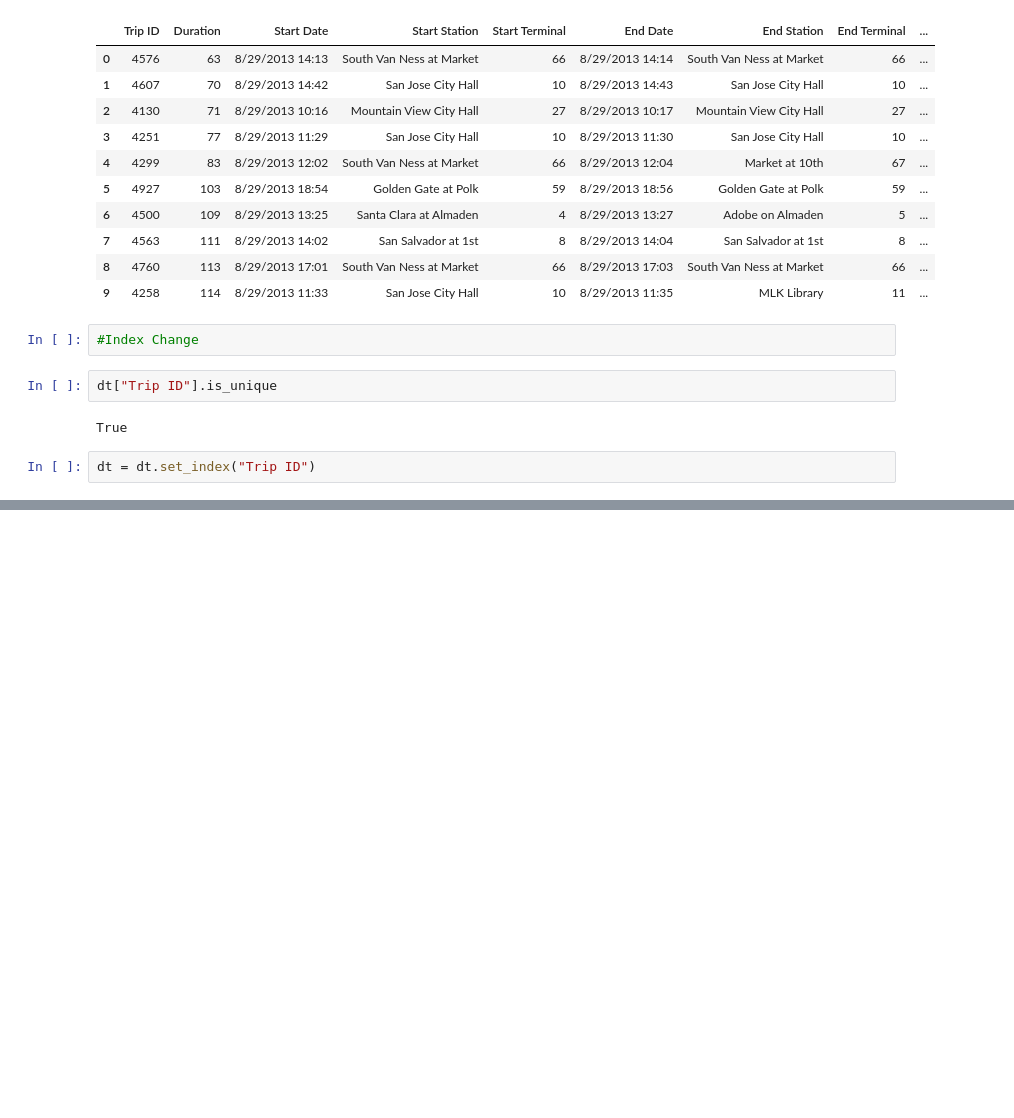
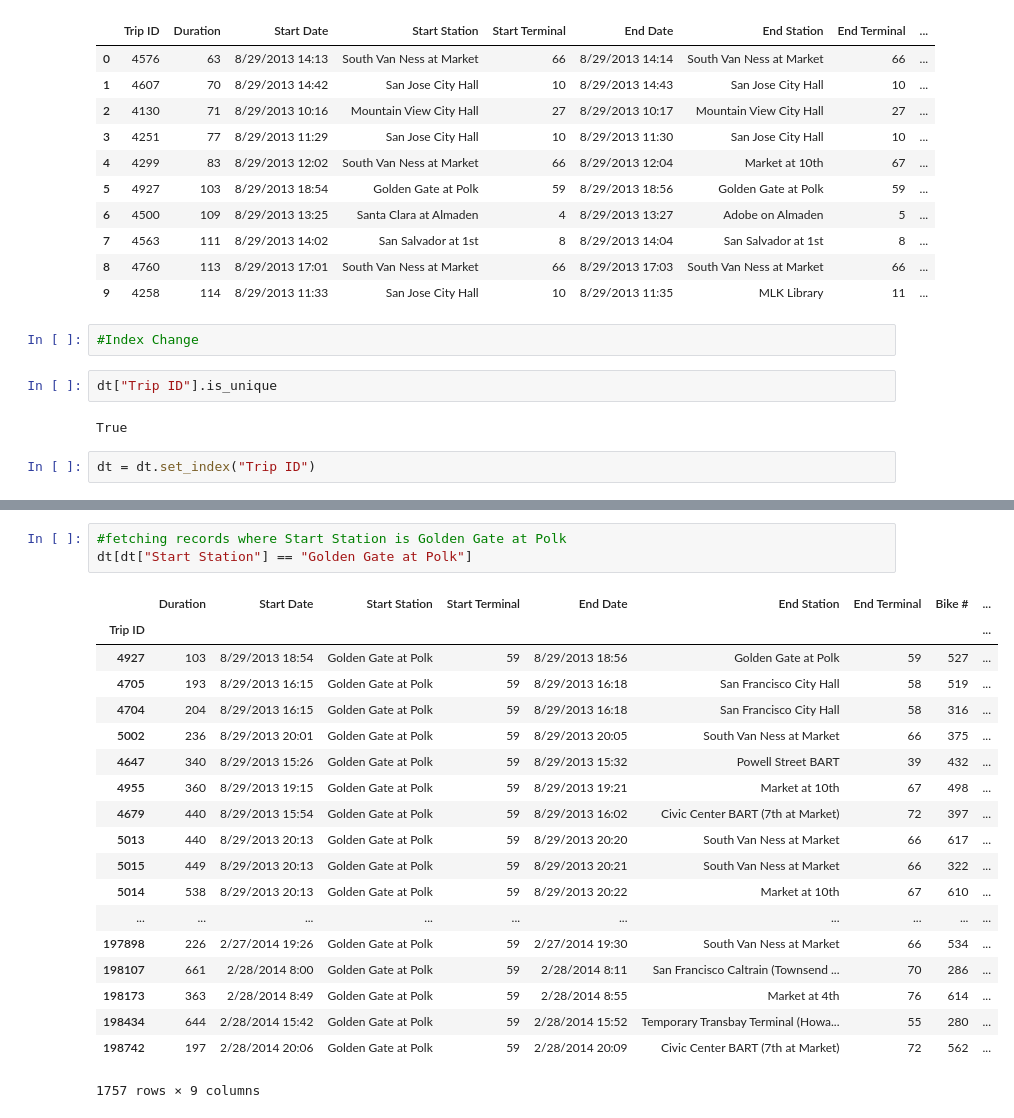
Before and after one commit to kmranrg/BikeShare, a Jupyter notebook: DataPreprocessing.ipynb, the cells around one changed output, grey strips where cells are left out. Cells and saved outputs as stored; diff of their text form; blank space fills up the shorter version.

```diff
--- a/DataPreprocessing.ipynb
+++ b/DataPreprocessing.ipynb
@@ -47,0 +149,23 @@ dt = dt.set_index("Trip ID")
+# %%
+#fetching records where Start Station is Golden Gate at Polk
+dt[dt["Start Station"] == "Golden Gate at Polk"]
+# %% [output]
+|  | Duration | Start Date | Start Station | Start Terminal | End Date | End Station | End Terminal | Bike # | ... |
+| Trip ID |  |  |  |  |  |  |  |  | ... |
+| 4927 | 103 | 8/29/2013 18:54 | Golden Gate at Polk | 59 | 8/29/2013 18:56 | Golden Gate at Polk | 59 | 527 | ... |
+| 4705 | 193 | 8/29/2013 16:15 | Golden Gate at Polk | 59 | 8/29/2013 16:18 | San Francisco City Hall | 58 | 519 | ... |
+| 4704 | 204 | 8/29/2013 16:15 | Golden Gate at Polk | 59 | 8/29/2013 16:18 | San Francisco City Hall | 58 | 316 | ... |
+| 5002 | 236 | 8/29/2013 20:01 | Golden Gate at Polk | 59 | 8/29/2013 20:05 | South Van Ness at Market | 66 | 375 | ... |
+| 4647 | 340 | 8/29/2013 15:26 | Golden Gate at Polk | 59 | 8/29/2013 15:32 | Powell Street BART | 39 | 432 | ... |
+| 4955 | 360 | 8/29/2013 19:15 | Golden Gate at Polk | 59 | 8/29/2013 19:21 | Market at 10th | 67 | 498 | ... |
+| 4679 | 440 | 8/29/2013 15:54 | Golden Gate at Polk | 59 | 8/29/2013 16:02 | Civic Center BART (7th at Market) | 72 | 397 | ... |
+| 5013 | 440 | 8/29/2013 20:13 | Golden Gate at Polk | 59 | 8/29/2013 20:20 | South Van Ness at Market | 66 | 617 | ... |
+| 5015 | 449 | 8/29/2013 20:13 | Golden Gate at Polk | 59 | 8/29/2013 20:21 | South Van Ness at Market | 66 | 322 | ... |
+| 5014 | 538 | 8/29/2013 20:13 | Golden Gate at Polk | 59 | 8/29/2013 20:22 | Market at 10th | 67 | 610 | ... |
+| ... | ... | ... | ... | ... | ... | ... | ... | ... | ... |
+| 197898 | 226 | 2/27/2014 19:26 | Golden Gate at Polk | 59 | 2/27/2014 19:30 | South Van Ness at Market | 66 | 534 | ... |
+| 198107 | 661 | 2/28/2014 8:00 | Golden Gate at Polk | 59 | 2/28/2014 8:11 | San Francisco Caltrain (Townsend ... | 70 | 286 | ... |
+| 198173 | 363 | 2/28/2014 8:49 | Golden Gate at Polk | 59 | 2/28/2014 8:55 | Market at 4th | 76 | 614 | ... |
+| 198434 | 644 | 2/28/2014 15:42 | Golden Gate at Polk | 59 | 2/28/2014 15:52 | Temporary Transbay Terminal (Howa... | 55 | 280 | ... |
+| 198742 | 197 | 2/28/2014 20:06 | Golden Gate at Polk | 59 | 2/28/2014 20:09 | Civic Center BART (7th at Market) | 72 | 562 | ... |
+1757 rows × 9 columns
```
Also changed, not shown: parts of 10 cells of this notebook.
